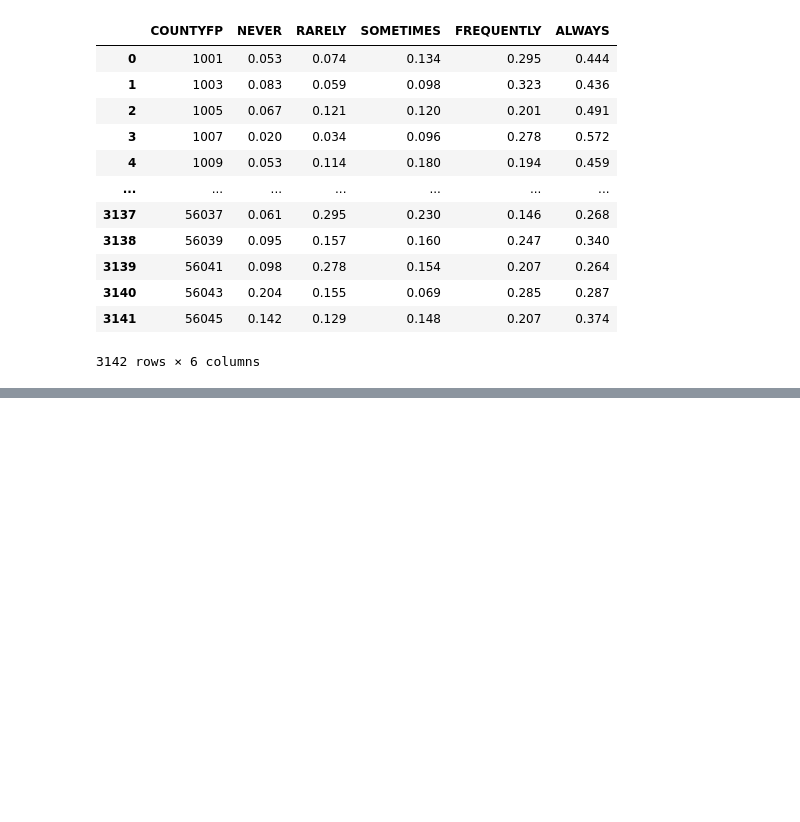
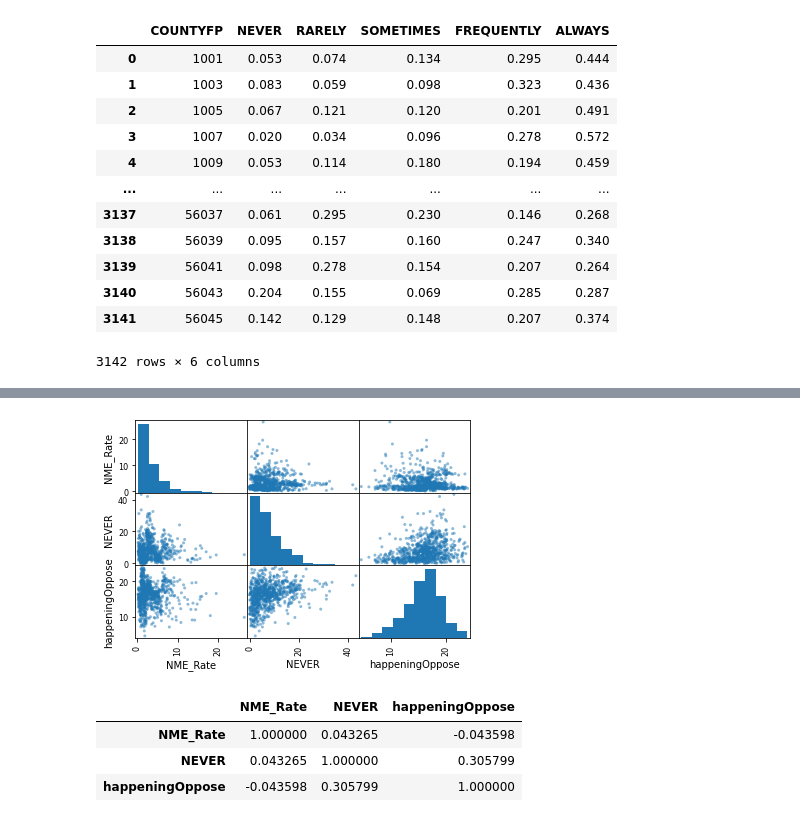
Before and after one commit to sangitarajank/disinfo-index, a Jupyter notebook: disinfo data reduction.ipynb, the cells around one changed output, grey strips where cells are left out. Cells and saved outputs as stored; diff of their text form; code cells hidden in the pictures; blank space fills up the shorter version.

```diff
--- a/disinfo data reduction.ipynb
+++ b/disinfo data reduction.ipynb
@@ -239,0 +252,2 @@ ny1 # display dataset
+# %%
+trial = pd.concat([p1['NME_Rate'], ny1['NEVER']*100, y1['happeningOppose']], axis=1)
@@ -239,0 +270,12 @@ ny1 # display dataset
+# %%
+pd.plotting.scatter_matrix(trial, diagonal="hist");
+# %% [output]
+[figure, added]
+# %%
+corrmat = trial.corr()
+corrmat
+# %% [output]
+|  | NME_Rate | NEVER | happeningOppose |
+| NME_Rate | 1.000000 | 0.043265 | -0.043598 |
+| NEVER | 0.043265 | 1.000000 | 0.305799 |
+| happeningOppose | -0.043598 | 0.305799 | 1.000000 |
```
Also changed, not shown: parts of 12 cells of this notebook.
